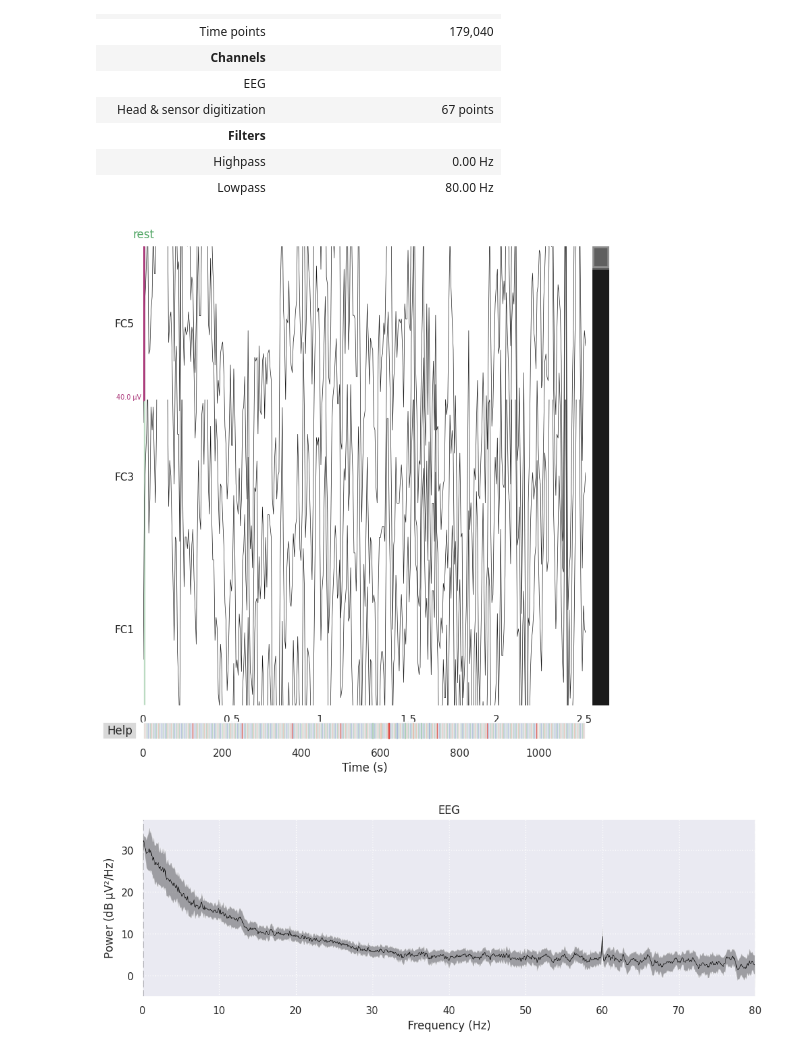
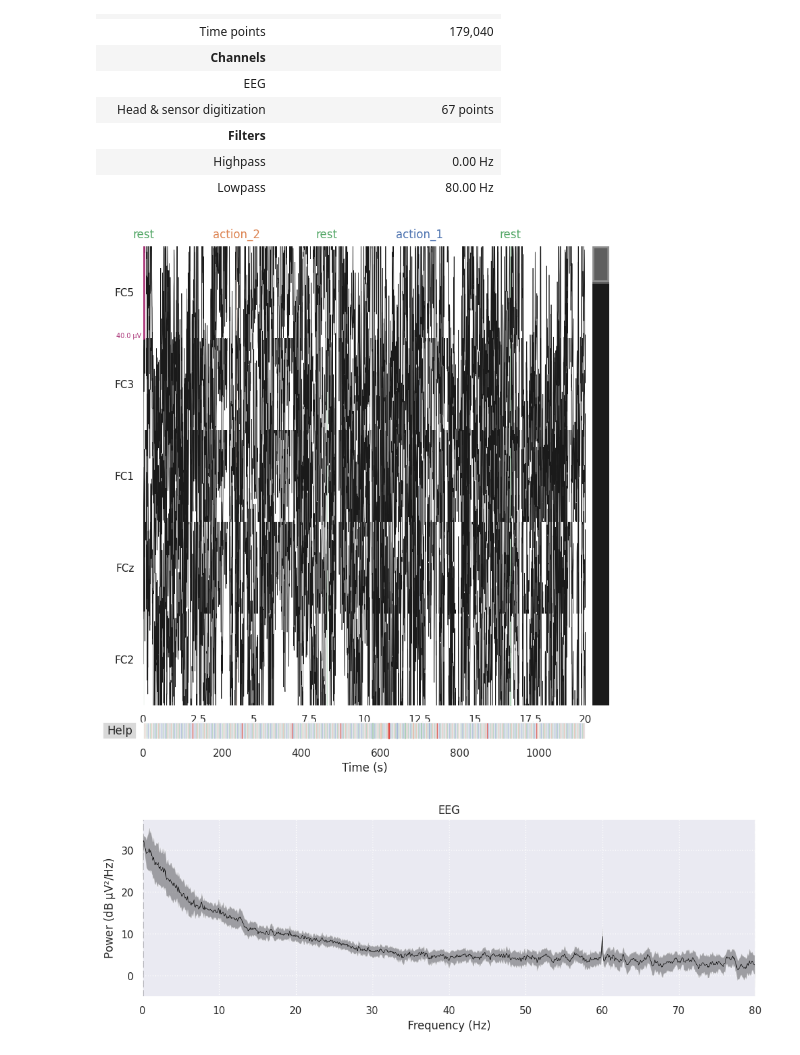
Before and after one commit to diegogerwig/42_vortex, a Jupyter notebook: notebooks/vortex.ipynb, the cells around one changed output. Saved outputs shown, nothing was run; the diff lists cells and outputs as text; code cells hidden in the pictures.

```diff
--- a/notebooks/vortex.ipynb
+++ b/notebooks/vortex.ipynb
@@ -97,32 +124,17 @@ Deleted files and directories:
 # %%
-subject = [1,2,3] # 1, 4
-run_execution = [5, 9, 13]
-# run_imagery = [6, 10, 14]
-
 raw_files = []
 
-for person_number in subject:
-    for i in run_execution:
-        raw_files_execution = [read_raw_edf(f, preload=True, stim_channel='auto') for f in eegbci.load_data(person_number, i)]
-        # raw_files_imagery = [read_raw_edf(f, preload=True, stim_channel='auto') for f in eegbci.load_data(person_number, j)]
+for person_number in subjects:
+    for i in run_experiments:
+        raw_files_experiments = [read_raw_edf(f, preload=True, stim_channel='auto') for f in eegbci.load_data(person_number, i)]
 
-        raw_execution = concatenate_raws(raw_files_execution)
-        # raw_imagery = concatenate_raws(raw_files_imagery)
+        raw_experiments = concatenate_raws(raw_files_experiments)
 
-        events, _ = mne.events_from_annotations(raw_execution, event_id=dict(T0=1,T1=2,T2=3))
-        mapping = {1:'rest', 2: 'do/feet', 3: 'do/hands'}
+        events, _ = mne.events_from_annotations(raw_experiments, event_id=dict(T0=1,T1=2,T2=3))
+        mapping = {1:'rest', 2: 'action_1', 3: 'action_2'}
         annot_from_events = mne.annotations_from_events(
-            events=events, event_desc=mapping, sfreq=raw_execution.info['sfreq'],
-            orig_time=raw_execution.info['meas_date'])
-        raw_execution.set_annotations(annot_from_events)
+            events=events, event_desc=mapping, sfreq=raw_experiments.info['sfreq'],
+            orig_time=raw_experiments.info['meas_date'])
+        raw_experiments.set_annotations(annot_from_events)
 
-        # events, _ = mne.events_from_annotations(raw_imagery, event_id=dict(T0=1,T1=2,T2=3))
-        # mapping = {1:'rest', 2: 'imagine/feet', 3: 'imagine/hands'}
-        # annot_from_events = mne.annotations_from_events(
-        #     events=events, event_desc=mapping, sfreq=raw_imagery.info['sfreq'],
-        #     orig_time=raw_imagery.info['meas_date'])
-        # raw_imagery.set_annotations(annot_from_events)
-
-
-        raw_files.append(raw_execution)
-        # raw_files.append(raw_imagery)
+        raw_files.append(raw_experiments)
@@ -203,10 +209,10 @@ raw.set_montage(montage)
 |  | Highpass | 0.00 Hz |
 |  | Lowpass | 80.00 Hz |
 # %%
-raw.plot(n_channels=3, duration = 2.5)
+raw.plot(n_channels=5, duration = 20)
 plt.show()
 # %% [output]
-[figure, old version]
+[figure, new version]
 # %%
 raw.plot_psd(average=True)
 plt.show()
```
Also changed, not shown: parts of 24 cells of this notebook, 10 other files.
